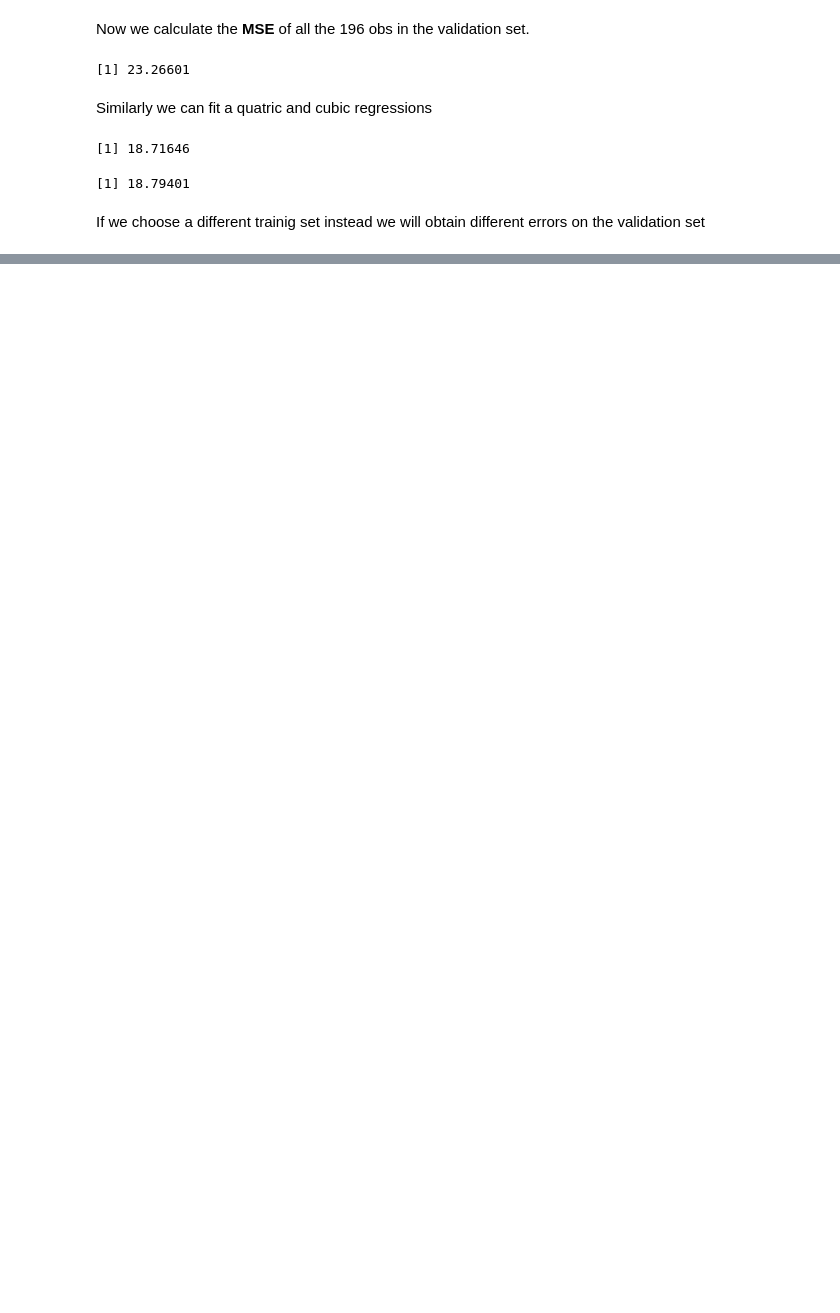
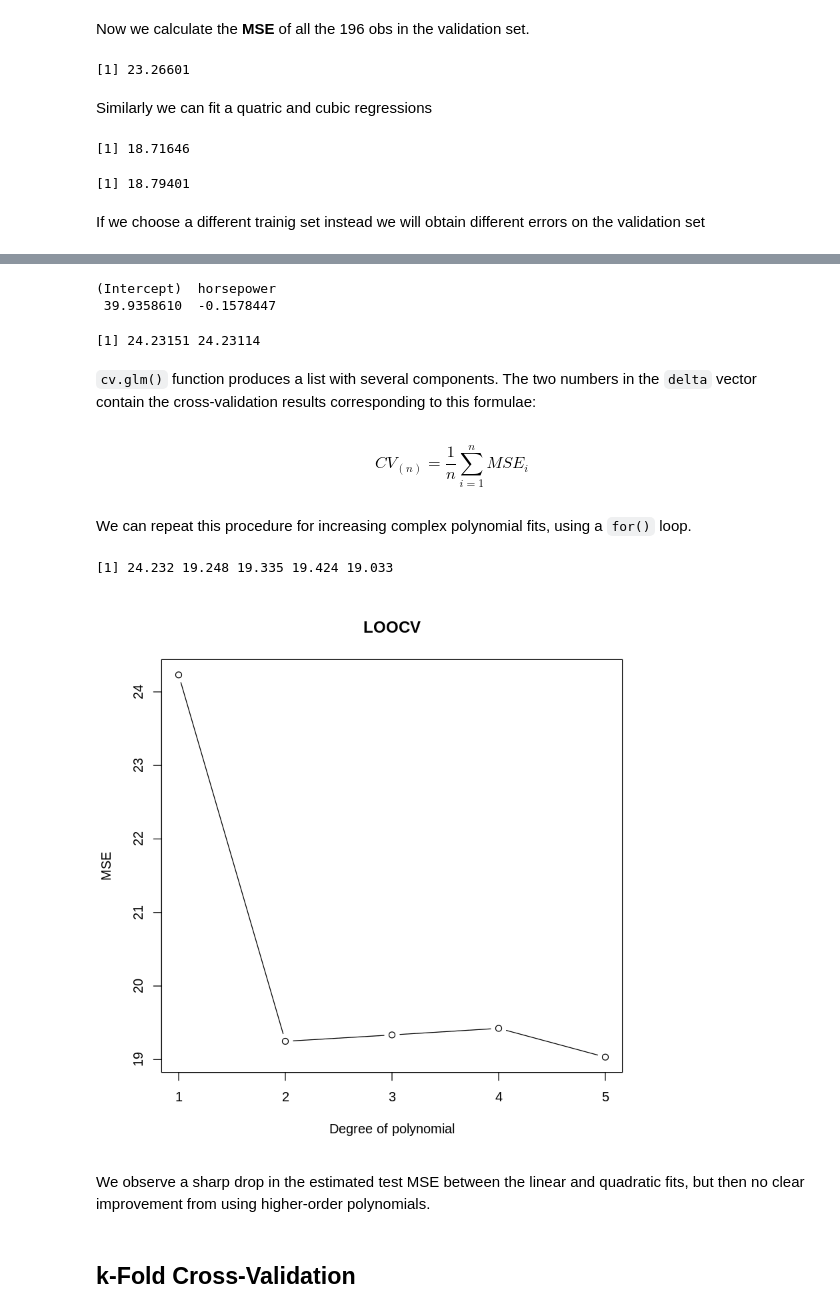
Before and after one commit to VicenteYago/Intro2StatLearning, a Jupyter notebook: ch5-ResamplingMethods/ch5-Resampling-lab.ipynb, the cells around one changed output, grey strips where cells are left out. Saved outputs shown, nothing was run; the diff lists cells and outputs as text; code cells hidden in the pictures; blank space fills up the shorter version.

```diff
--- a/ch5-ResamplingMethods/ch5-Resampling-lab.ipynb
+++ b/ch5-ResamplingMethods/ch5-Resampling-lab.ipynb
@@ -49,0 +65,6 @@ mean((mpg - predict(lm.fit3, Auto))[-train]^2)
+# %%
+glm.fit = glm(mpg ~ horsepower, data = Auto)
+coef(glm.fit)
+# %% [output]
+(Intercept)  horsepower
+ 39.9358610  -0.1578447
@@ -49,0 +73,28 @@ mean((mpg - predict(lm.fit3, Auto))[-train]^2)
+# %%
+cv.err = cv.glm(Auto, glm.fit) # K gives a LOOCV if not specified
+cv.err$delta
+# %% [output]
+[1] 24.23151 24.23114
+# %% [markdown]
+`cv.glm()` function produces a list with several components. The two numbers in the `delta` vector contain the cross-validation results corresponding to this formulae:
+# %% [markdown]
+$$CV_{(n)} = \frac{1}{n}\sum_{i=1}^{n}{MSE_{i}}$$
+# %% [markdown]
+We can repeat this procedure for increasing complex polynomial fits, using a `for()` loop.
+# %%
+cv.error = rep(0,5)
+for (i in 1:5){
+    glm.fit = glm(mpg ~ poly(horsepower, i), data = Auto)
+    cv.error[i] = cv.glm(Auto, glm.fit)$delta[1]
+}
+round(cv.error, 3)
+# %% [output]
+[1] 24.232 19.248 19.335 19.424 19.033
+# %%
+plot(cv.error, type = "b", xlab = "Degree of polynomial", ylab = "MSE", main = "LOOCV")
+# %% [output]
+[figure, added]
+# %% [markdown]
+We observe a sharp drop in the estimated test MSE between the linear and quadratic fits, but then no clear improvement from using higher-order polynomials.
+# %% [markdown]
+## k-Fold Cross-Validation
```
Also changed, not shown: parts of 40 cells of this notebook, 4 other files.
